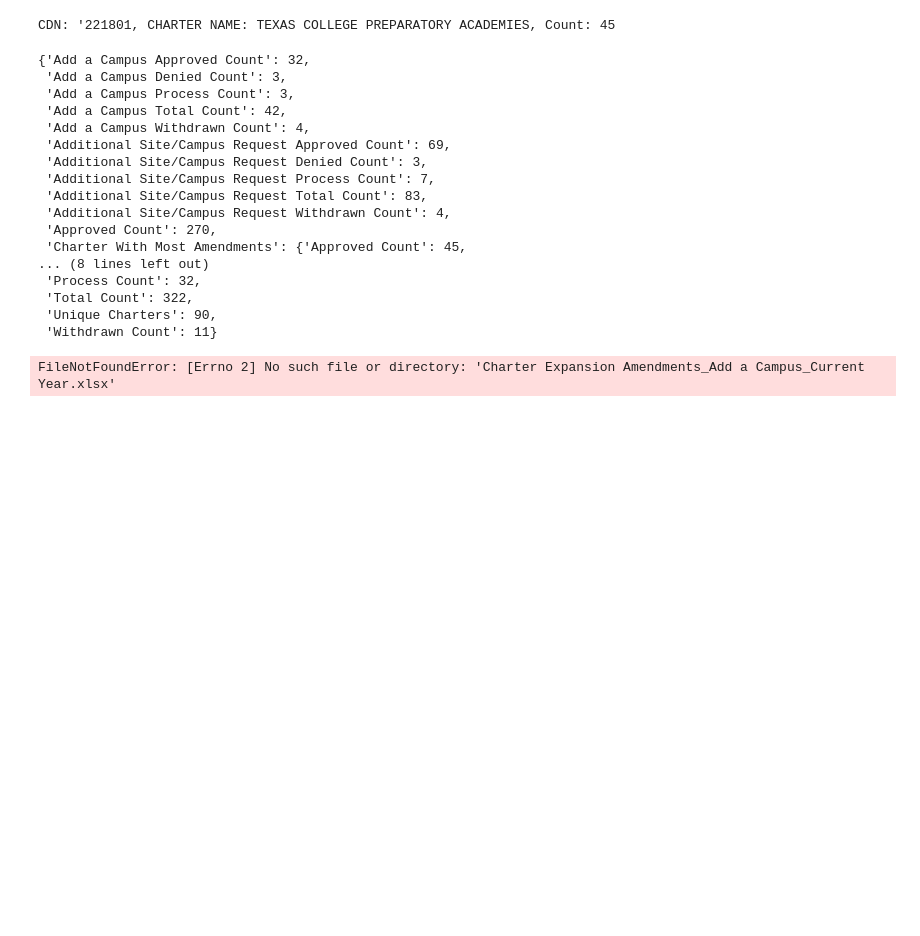
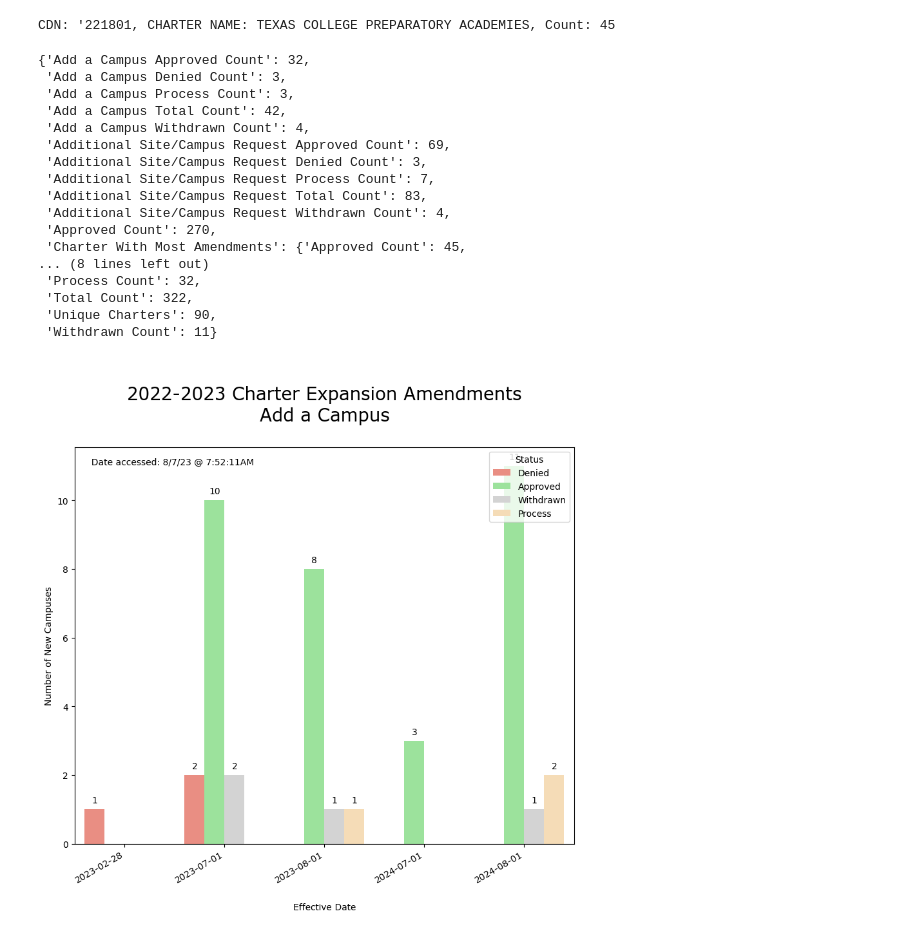
Before and after one commit to adpena/improved-train, a Jupyter notebook: content/data/Charter_Expansion_Amendments/Charter Expansion Amendments Analysis.ipynb, the cells around one changed output. Cells and saved outputs as stored; diff of their text form; code cells hidden in the pictures; blank space fills up the shorter version.

Commit message:
Updating report used and color scheme for bar chart

```diff
--- a/content/data/Charter_Expansion_Amendments/Charter Expansion Amendments Analysis.ipynb
+++ b/content/data/Charter_Expansion_Amendments/Charter Expansion Amendments Analysis.ipynb
@@ -267,7 +267,7 @@ def plot_amendments(data_file, datetime_accessed, output_file="Charter Expansion
     df_time_series = df.groupby(['EFFECTIVE DATE', 'STATUS']).size().reset_index(name='Number of New Campuses')
 
     # Define a visually appealing color scheme
-    color_dict = {"Denied": "salmon", "Approved": "lightgreen", "Withdrawn": "lightgray", "Process": "yellow"}
+    color_dict = {"Denied": "salmon", "Approved": "lightgreen", "Withdrawn": "lightgray", "Process": "navajowhite"}
 
     # Create the bar plot with a default size
     plt.figure(figsize=(10, 8))
@@ -302,34 +302,34 @@ def plot_amendments(data_file, datetime_accessed, output_file="Charter Expansion
     # Add the date accessed as a footnote in a box with padding and border, at the top left of the chart itself
     footnote_text = "  Date accessed: " + datetime_accessed + "  "
     chart.annotate(footnote_text, (0, 1), xytext=(12, -12), va='top',
                    xycoords='axes fraction', textcoords='offset points', fontsize=10,
                    bbox=dict(facecolor='white', edgecolor='white', boxstyle='round,pad=1'))
 
     # Save the figure as a high-resolution PNG
     plt.savefig(output_file, dpi=300)
 
     plt.show()
 
 plot_amendments("2022-2023/" + add_a_campus_file, datetime_accessed=datetime_accessed)
 # %% [output]
 {'Add a Campus Approved Count': 32,
  'Add a Campus Denied Count': 3,
  'Add a Campus Process Count': 3,
  'Add a Campus Total Count': 42,
  'Add a Campus Withdrawn Count': 4,
  'Additional Site/Campus Request Approved Count': 69,
  'Additional Site/Campus Request Denied Count': 3,
  'Additional Site/Campus Request Process Count': 7,
  'Additional Site/Campus Request Total Count': 83,
  'Additional Site/Campus Request Withdrawn Count': 4,
  'Approved Count': 270,
  'Charter With Most Amendments': {'Approved Count': 45,
 ... (8 lines left out)
  'Process Count': 32,
  'Total Count': 322,
  'Unique Charters': 90,
  'Withdrawn Count': 11}
-FileNotFoundError: [Errno 2] No such file or directory: 'Charter Expansion Amendments_Add a Campus_Current Year.xlsx'
+[figure, added]
 # %%
 add_a_campus = {
     k: v for k,v in charter_expansion_amendment_stats.items() if "Add a Campus" in k
```
Also changed, not shown: parts of 2 cells of this notebook, 7 other files.
